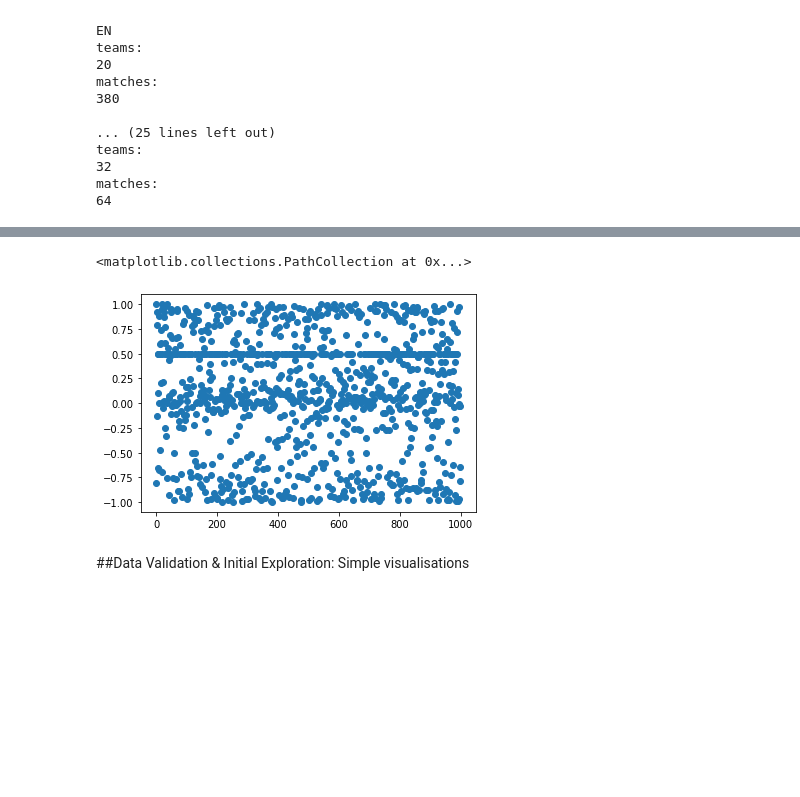
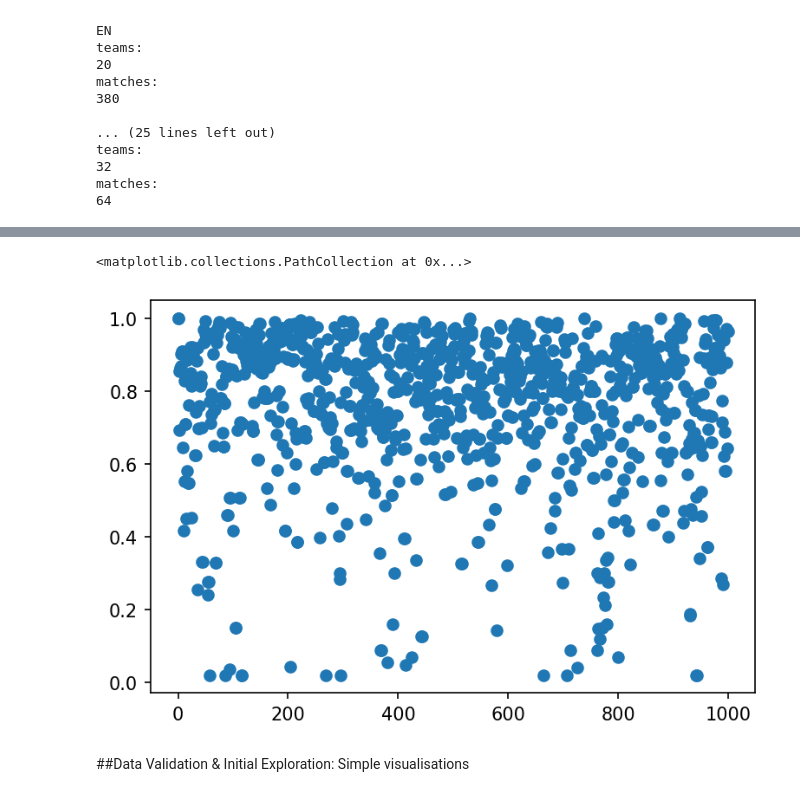
Before and after one commit to statsonthecloud/Soccer-SEQ2Event, a Jupyter notebook: Seq2Event_Notebook01_DataImport.ipynb, the cells around one changed output, grey strips where cells are left out. Drawn from its saved outputs; the diff is of its cells as text; code cells hidden in the pictures; blank space fills up the shorter version.

```diff
--- a/Seq2Event_Notebook01_DataImport.ipynb
+++ b/Seq2Event_Notebook01_DataImport.ipynb
@@ -102,7 +125,8 @@ df["positions"] = df["positions"].astype(str).str.replace(r" 'x': ","")
 df["positions"] = df["positions"].astype(str).str.replace(r"\}, \{'y': ",",")
 df["positions"] = df["positions"].astype(str).str.replace(r"\}\]","")
 dfpos = df["positions"].str.split(',', expand=True)
-dfpos.columns = ["x0","y0","x1","y1"]
+dfpos.columns = ["y0","x0","y1","x1"]
+dfpos = dfpos.loc[:,["x0","y0","x1","y1"]]
 
 df = pd.concat([df, dfpos], axis=1)
 df = df.drop("positions",axis=1)
@@ -400,10 +424,11 @@ for j in range(len(matches)):
 ################################################################################################
 # 11) Time difference
 ################################################################################################
-t00 = df[1:]["eventSec"].to_numpy()
-t01 = df[:-1]["eventSec"].to_numpy()
+t00 = df[:-1]["eventSec"].to_numpy()
+t01 = df[1:]["eventSec"].to_numpy()
 
-t = t00-t01
+
+t = t01-t00
 t = np.append(0,t)
 #'np.sum(t > 60)/np.shape(t)[0]
 t[t>60] = 60
@@ -483,10 +508,7 @@ df.loc[chgpos_idxn2,"theta"] = 0.5
 
 
 ################################################################################################
-# 14) Write out to CSV
+# 14) Write out to CSV and Pickle
 ################################################################################################
-# from google.colab import drive
-# drive.mount('/content/gdrive')
-# df.to_csv("/content/gdrive/MyDrive/Seq2Event_github/WyScout_open_data_df_step01_processed_all.csv")
-
-df.to_csv("./WyScout_open_data_df_step01_processed_all.csv")
+df.to_csv("/content/gdrive/MyDrive/SEQ2Event_github/NB1_Outputs_v202208/WyScout_open_data_df_notebook1_step1.csv")
+df.to_pickle("/content/gdrive/MyDrive/SEQ2Event_github/NB1_Outputs_v202208/WyScout_open_data_df_notebook1_step1.pkl")
@@ -553,8 +699,8 @@ plt.scatter(np.arange(1000),df["s"][:1000])
 # %%
-plt.scatter(np.arange(1000),df["theta"][:1000])
+plt.scatter(np.arange(1000),df["thetag"][:1000])
 # %% [output]
 <matplotlib.collections.PathCollection at 0x...>
-[figure, old version]
+[figure, new version]
 # %% [markdown]
 ##Data Validation & Initial Exploration: Simple visualisations
 # %%
```
Also changed, not shown: parts of 19 cells of this notebook.
